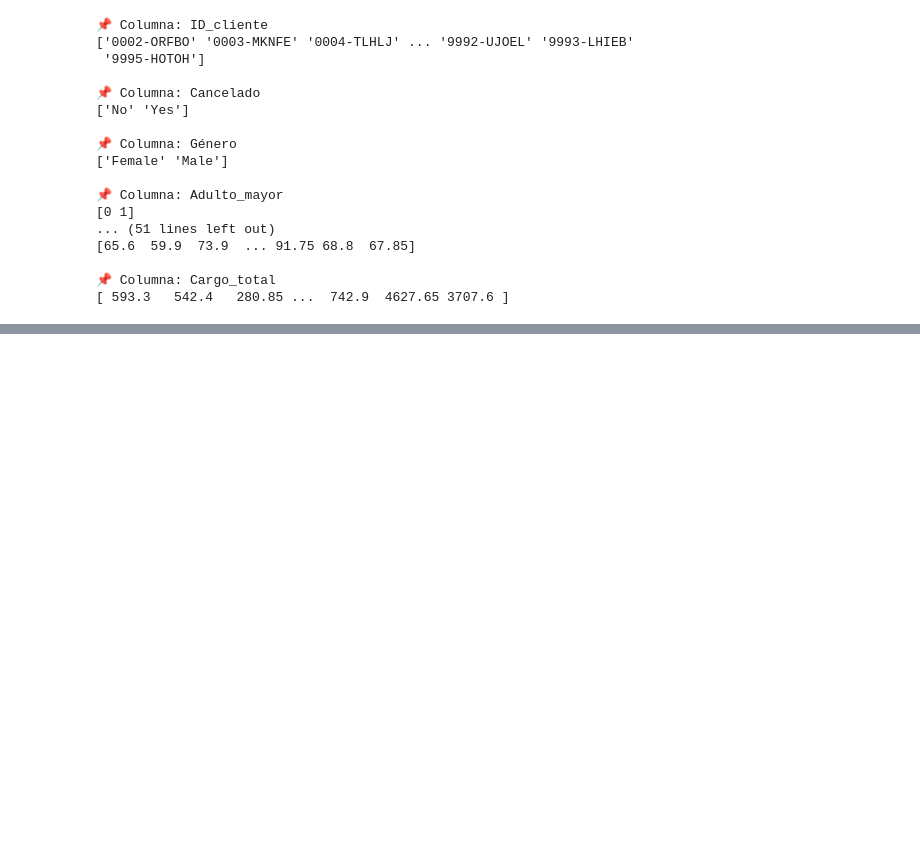
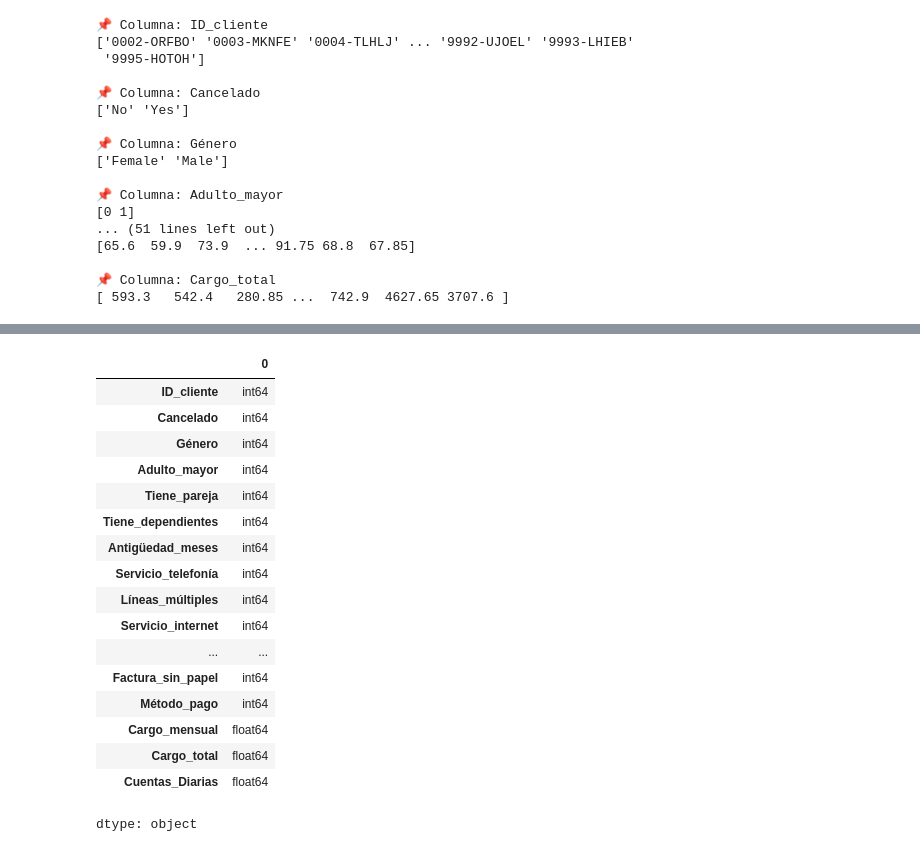
Before and after one commit to AngelTroncoso/Proyecto_telecomx2, a Jupyter notebook: telecoX.ipynb, the cells around one changed output, grey strips where cells are left out. Cells and saved outputs as stored; diff of their text form; code cells hidden in the pictures; blank space fills up the shorter version.

```diff
--- a/telecoX.ipynb
+++ b/telecoX.ipynb
@@ -177,0 +299,21 @@ for col in df.columns:
+# %%
+df.dtypes
+# %% [output]
+|  | 0 |
+| ID_cliente | int64 |
+| Cancelado | int64 |
+| Género | int64 |
+| Adulto_mayor | int64 |
+| Tiene_pareja | int64 |
+| Tiene_dependientes | int64 |
+| Antigüedad_meses | int64 |
+| Servicio_telefonía | int64 |
+| Líneas_múltiples | int64 |
+| Servicio_internet | int64 |
+| ... | ... |
+| Factura_sin_papel | int64 |
+| Método_pago | int64 |
+| Cargo_mensual | float64 |
+| Cargo_total | float64 |
+| Cuentas_Diarias | float64 |
+dtype: object
```
Also changed, not shown: parts of 12 cells of this notebook.
